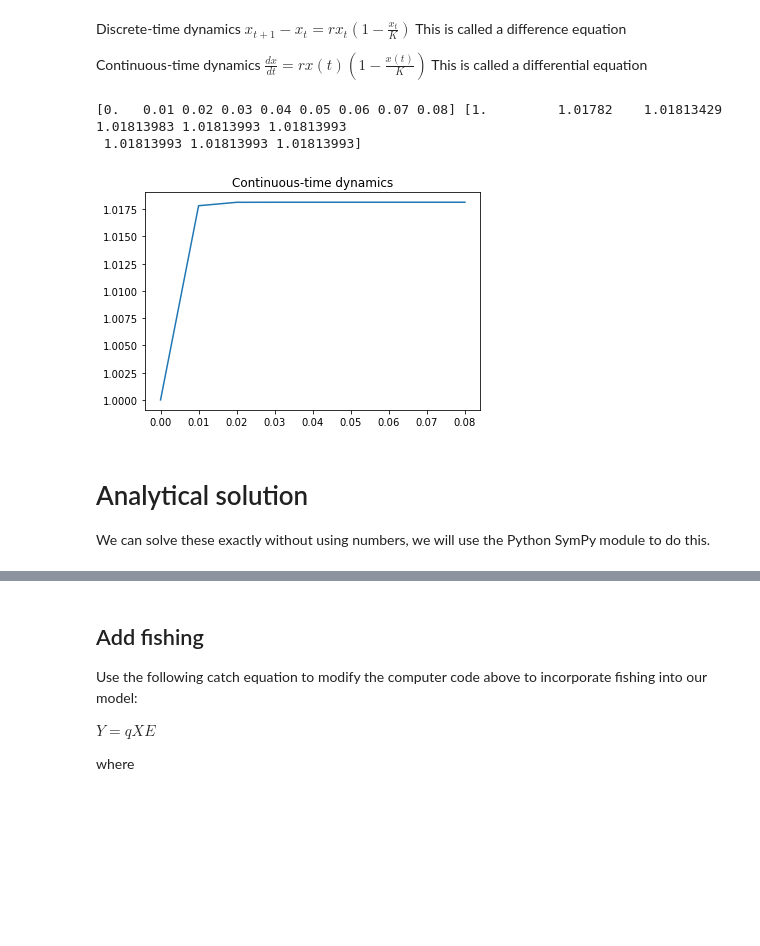
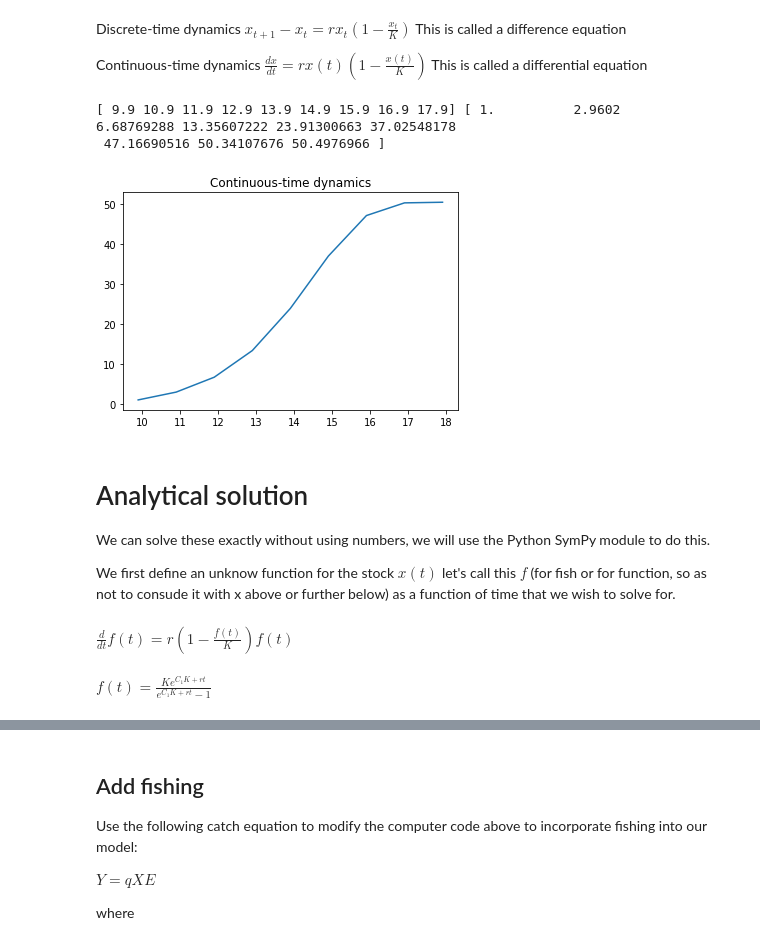
Before and after one commit to babycamel/afew, a Jupyter notebook: Logistic growth.ipynb, the cells around one changed output, grey strips where cells are left out. Drawn from its saved outputs; the diff is of its cells as text; code cells hidden in the pictures; blank space fills up the shorter version.

```diff
--- a/Logistic growth.ipynb
+++ b/Logistic growth.ipynb
@@ -60,29 +60,47 @@ Discrete-time dynamics $ x_{t+1} - x_{t} = r x_{t} (1 - \frac{x_t}{K})$ This is
 Continuous-time dynamics $\frac{dx}{dt} = r x(t)(1-\frac{x(t)}{K})$ This is called a differential equation
 # %%
 # Constants
-r = 1.8 # intrinsic growth rate
+r = 0.2 # intrinsic growth rate
 K = 100 # carrying capacity/unfished biomass
-h = 0.01
 x0 = 1 #initial value
+n = 10 # note this should be (b - x0)/h so h = (b - x0)/n
 #initialize values
-x = np.zeros(10)  # vector of zeroes
-t = np.zeros(10)
+x = np.zeros(n)  # vector of zeroes
+t = np.zeros(n)
 x[0] = x0 # pass initial value to vector
 t[0] = 1
-for i in range(0,len(x)-1):
-     t[i] = i*h #tiemstep + or * can be used
+b = 100 # upper bound on the interval for x
+
+h = (b - x0)/n
+
+for i in range(0,n-1):
+     t[i] = i + h #tiemstep + or * can be used
      x[i+1] = x0 + h*(r*x[i]*(1-x[i]/K))
-print(t[0:len(x)-1],x[0:len(x)-1]) #print values
-plt.plot(t[0:len(x)-1],x[0:len(x)-1])
+print(t[0:n - 1],x[0:n - 1]) #print values
+plt.plot(t[0:n - 1],x[0:n - 1])
 plt.title('Continuous-time dynamics')
 plt.show()
 # %% [output]
-[0.   0.01 0.02 0.03 0.04 0.05 0.06 0.07 0.08] [1.         1.01782    1.01813429 1.01813983 1.01813993 1.01813993
- 1.01813993 1.01813993 1.01813993]
+[ 9.9 10.9 11.9 12.9 13.9 14.9 15.9 16.9 17.9] [ 1.          2.9602      6.68769288 13.35607222 23.91300663 37.02548178
+ 47.16690516 50.34107676 50.4976966 ]
-[figure, old version]
+[figure, new version]
 # %% [markdown]
 # Analytical solution
 
 
 
 We can solve these exactly without using numbers, we will use the Python SymPy module to do this.
+
+We first define an unknow function for the stock $x(t)$ let's call this $f$ (for fish or for function, so as not to consude it with x above or further below) as a function of time that we wish to solve for.
+# %%
+f, t, r, K = symbols('f t r K')
+f = Function('f')
+ode = Eq(diff(f(t), t), r*f(t)*(1 - f(t)/K)) #ode = ordinary differential equation
+ode
+# %% [output]
+$\displaystyle \frac{d}{d t} f{\left(t \right)} = r \left(1 - \frac{f{\left(t \right)}}{K}\right) f{\left(t \right)}$
+# %%
+sol = dsolve(ode, f(t))
+sol
+# %% [output]
+$\displaystyle f{\left(t \right)} = \frac{K e^{C_{1} K + r t}}{e^{C_{1} K + r t} - 1}$
```
Also changed, not shown: parts of 4 cells of this notebook.
